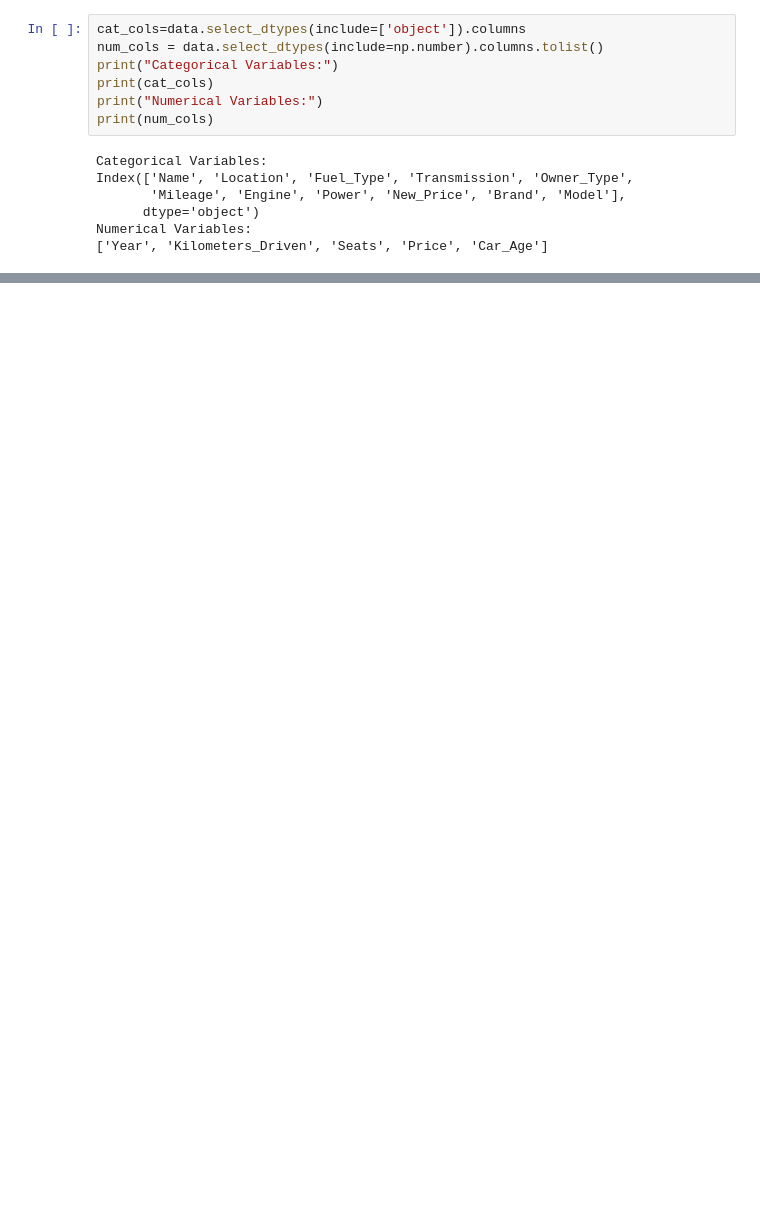
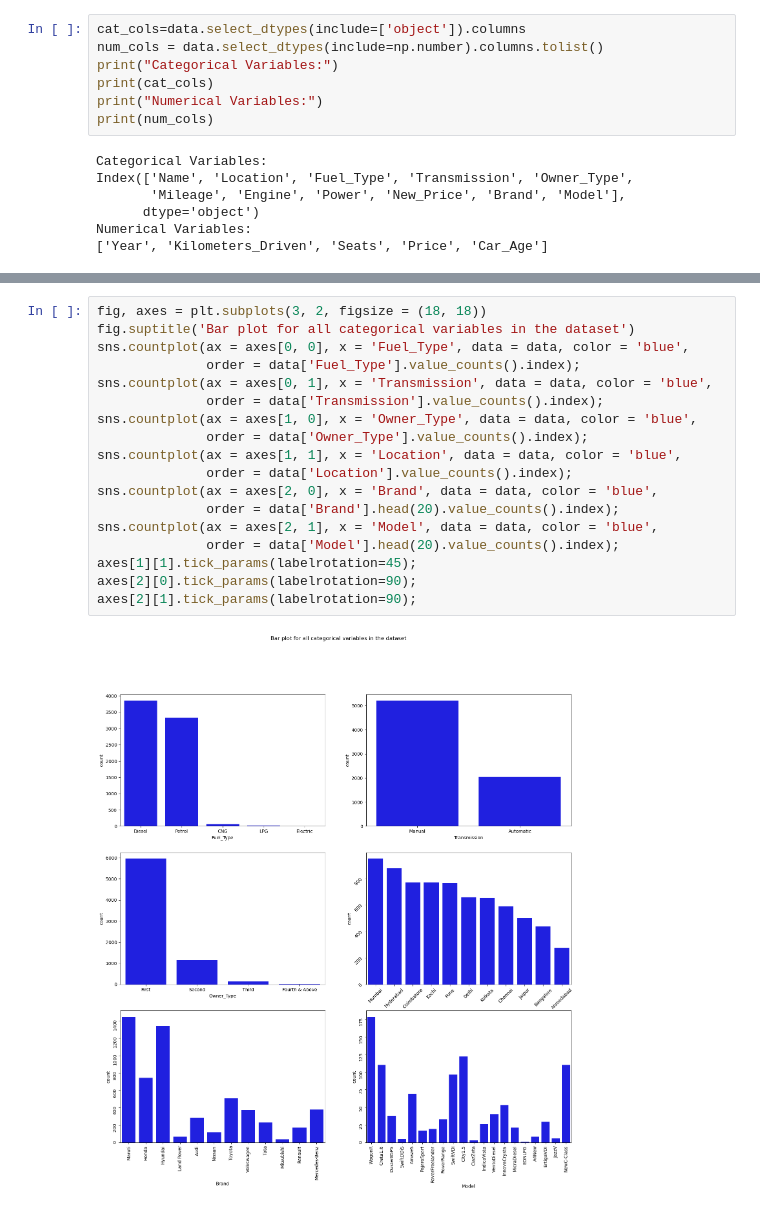
Before and after one commit to HectorGlz/Strategic-Thinking-Hector-Gonzalez-, a Jupyter notebook: Hector Eduardo Gonzalez Garza CA3 ST.ipynb, the cells around one changed output, grey strips where cells are left out. Drawn from its saved outputs; the diff is of its cells as text; blank space fills up the shorter version.

```diff
--- a/Hector Eduardo Gonzalez Garza CA3 ST.ipynb
+++ b/Hector Eduardo Gonzalez Garza CA3 ST.ipynb
@@ -228,0 +256,20 @@ Numerical Variables:
+# %%
+fig, axes = plt.subplots(3, 2, figsize = (18, 18))
+fig.suptitle('Bar plot for all categorical variables in the dataset')
+sns.countplot(ax = axes[0, 0], x = 'Fuel_Type', data = data, color = 'blue',
+              order = data['Fuel_Type'].value_counts().index);
+sns.countplot(ax = axes[0, 1], x = 'Transmission', data = data, color = 'blue',
+              order = data['Transmission'].value_counts().index);
+sns.countplot(ax = axes[1, 0], x = 'Owner_Type', data = data, color = 'blue',
+              order = data['Owner_Type'].value_counts().index);
+sns.countplot(ax = axes[1, 1], x = 'Location', data = data, color = 'blue',
+              order = data['Location'].value_counts().index);
+sns.countplot(ax = axes[2, 0], x = 'Brand', data = data, color = 'blue',
+              order = data['Brand'].head(20).value_counts().index);
+sns.countplot(ax = axes[2, 1], x = 'Model', data = data, color = 'blue',
+              order = data['Model'].head(20).value_counts().index);
+axes[1][1].tick_params(labelrotation=45);
+axes[2][0].tick_params(labelrotation=90);
+axes[2][1].tick_params(labelrotation=90);
+# %% [output]
+[figure, added]
```
Also changed, not shown: parts of 3 cells of this notebook.
